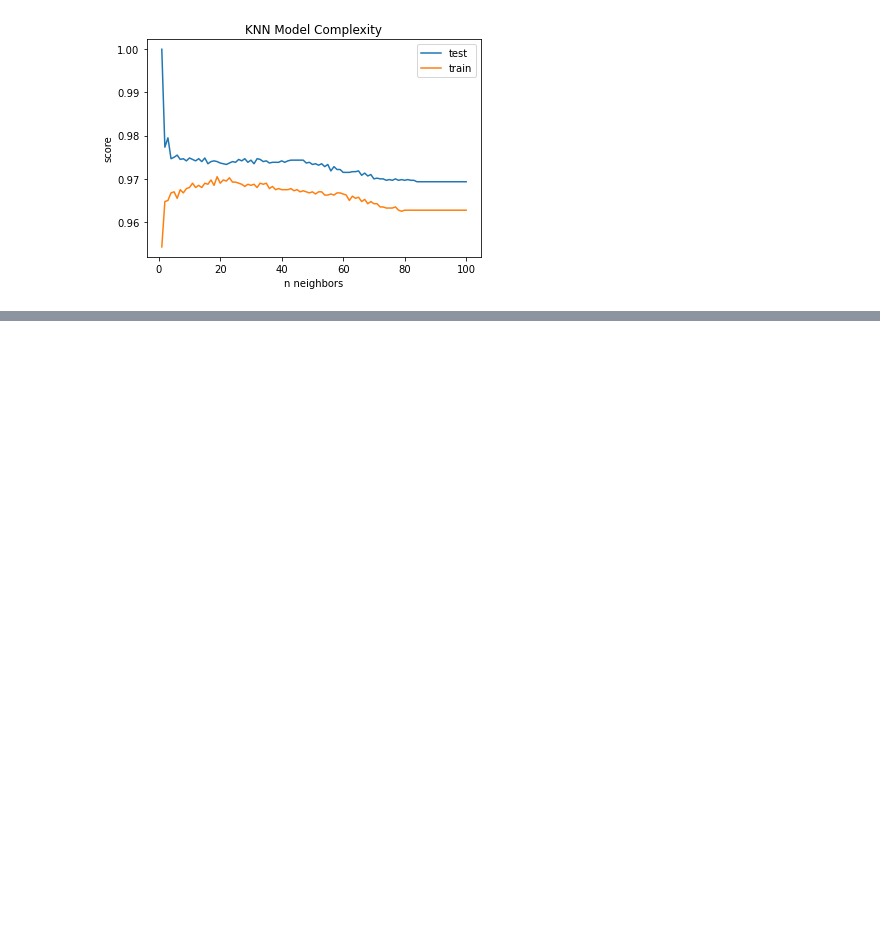
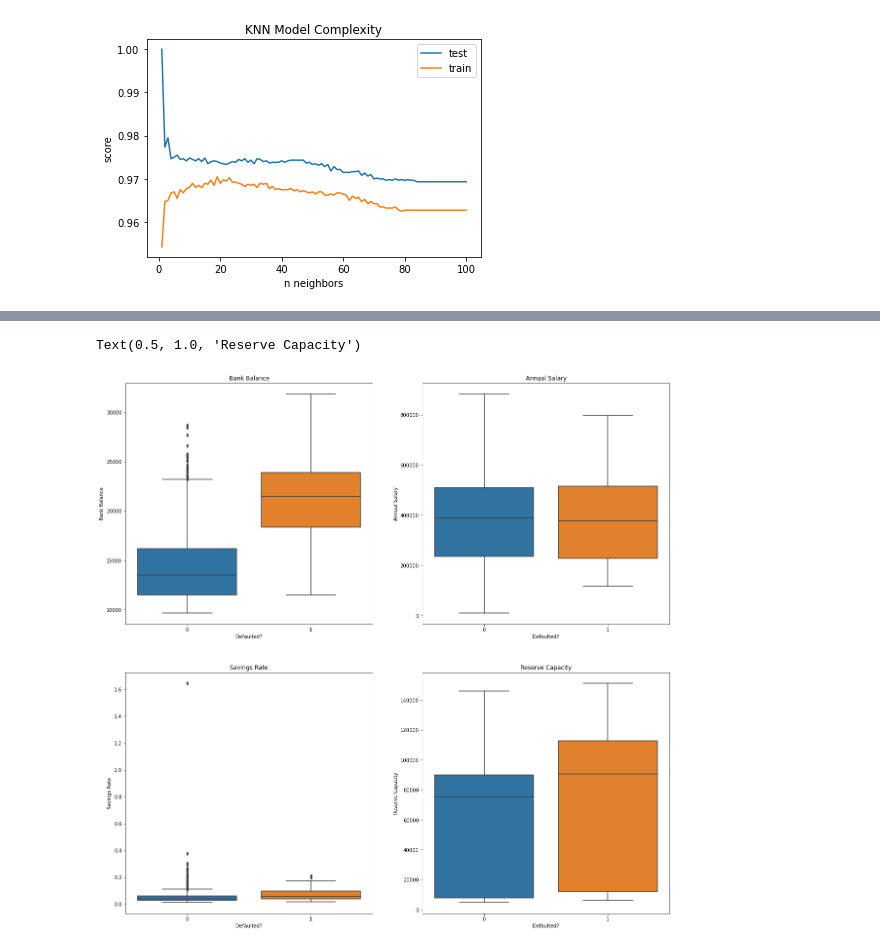
Before and after one commit to jmfinnegan12/Loan-default, a Jupyter notebook: Loan Defaults.ipynb, the cells around one changed output, grey strips where cells are left out. Cells and saved outputs as stored; diff of their text form; code cells hidden in the pictures; blank space fills up the shorter version.

```diff
--- a/Loan Defaults.ipynb
+++ b/Loan Defaults.ipynb
@@ -304,0 +539,8 @@ plt.show()
+# %%
+# calculate mean of bank account balance of non-defaulted
+non_defaults = data[data['Defaulted?'] == 0]
+mean_bal_non_def = non_defaults['Bank Balance'].mean()
+print(mean_bal_non_def)
+
+# filter dataset to only include balances higher than mean_bal_non_def
+filtered_data = data[data['Bank Balance'] > mean_bal_non_def].copy()
@@ -304,0 +616,3 @@ plt.show()
+# %%
+filtered_data['High Risk'] = np.where(
+    filtered_data['Bank Balance'] > 15000, 1, 0)
@@ -304,0 +631,32 @@ plt.show()
+# %%
+# plt.figure(figsize=(20,10))
+# plt.subplot(1,2,1)
+# sns.boxplot(data['Defaulted?'], data['Bank Balance'])
+
+# plt.subplot(1,2,2)
+# sns.boxplot(data['Defaulted?'], data['Annual Salary'])
+
+fig, axs = plt.subplots(2, 2, figsize=(20, 20))
+
+# Bank Balance
+sns.boxplot(x=filtered_data['Defaulted?'],
+            y=data['Bank Balance'], ax=axs[0, 0])
+axs[0, 0].set_title('Bank Balance')
+
+# Annual Salary
+sns.boxplot(x=filtered_data['Defaulted?'],
+            y=data['Annual Salary'], ax=axs[0, 1])
+axs[0, 1].set_title('Annual Salary')
+
+# Savings Rate
+sns.boxplot(x=filtered_data['Defaulted?'],
+            y=data['Savings Rate'], ax=axs[1, 0])
+axs[1, 0].set_title('Savings Rate')
+
+# Reserve Capacity
+sns.boxplot(x=filtered_data['Defaulted?'],
+            y=data['Reserve Capacity'], ax=axs[1, 1])
+axs[1, 1].set_title('Reserve Capacity')
+# %% [output]
+Text(0.5, 1.0, 'Reserve Capacity')
+[figure, added]
```
Also changed, not shown: parts of 87 cells of this notebook, 2 other files.
